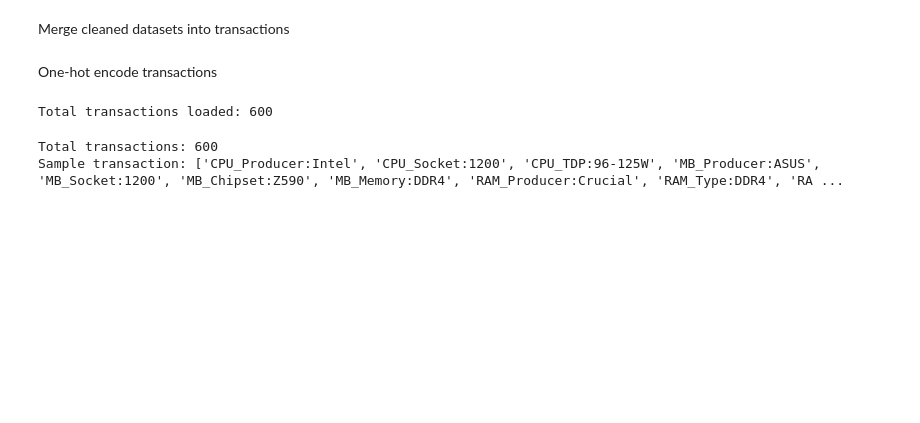
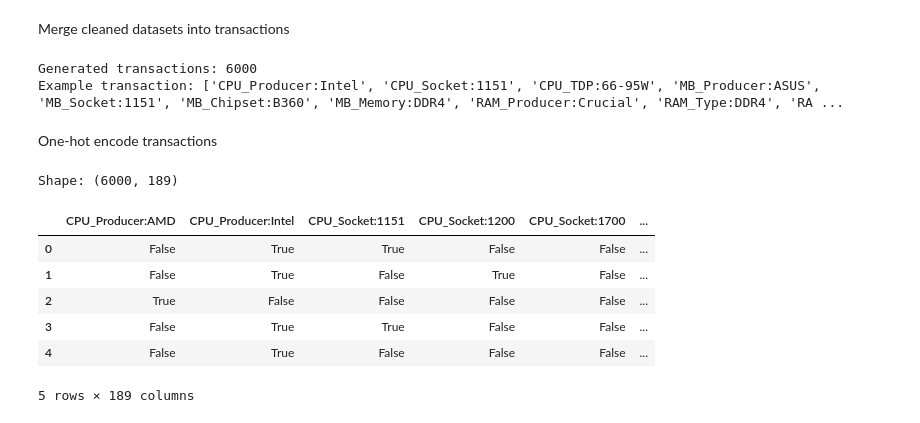
Before and after one commit to Aeonalyxx/CSC172-AssociationMining-Gumisad, a Jupyter notebook: data/Preprocessing.ipynb, the cells around one changed output. Drawn from its saved outputs; the diff is of its cells as text; code cells hidden in the pictures; blank space fills up the shorter version.

```diff
--- a/data/Preprocessing.ipynb
+++ b/data/Preprocessing.ipynb
@@ -3,9 +7,9 @@ import pandas as pd
 # %%
-cpu_df = pd.read_csv('raw_data/cpu.csv')
-motherboard_df = pd.read_csv('raw_data/motherboard.csv')
-ram_df = pd.read_csv('raw_data/ram.csv')
-gpu_df = pd.read_csv('raw_data/gpu.csv')
-psu_df = pd.read_csv('raw_data/psu.csv')
+cpu_df = pd.read_csv('raw/cpu.csv')
+motherboard_df = pd.read_csv('raw/mb.csv')
+ram_df = pd.read_csv('raw/ram.csv')
+gpu_df = pd.read_csv('raw/gpu.csv')
+psu_df = pd.read_csv('raw/psu.csv')
 # %% [markdown]
 FOR CPU
 # %%
@@ -163,7 +258,7 @@ psu_items = psu_df.reset_index(drop=True)
 import random
 
 transactions = []
-target_size = 600  # manageable number
+target_size = 6000
 
 cpu_df = cpu_df.reset_index(drop=True)
 motherboard_df = motherboard_df.reset_index(drop=True)
@@ -203,6 +298,9 @@ while len(transactions) < target_size:
 
 print("Generated transactions:", len(transactions))
 print("Example transaction:", transactions[0])
+# %% [output]
+Generated transactions: 6000
+Example transaction: ['CPU_Producer:Intel', 'CPU_Socket:1151', 'CPU_TDP:66-95W', 'MB_Producer:ASUS', 'MB_Socket:1151', 'MB_Chipset:B360', 'MB_Memory:DDR4', 'RAM_Producer:Crucial', 'RAM_Type:DDR4', 'RA ...
 # %%
 import csv
 
@@ -214,23 +312,26 @@ with open('processed_data.csv', 'w', newline='') as f:
 One-hot encode transactions
 # %%
 import pandas as pd
-import csv
-
-transactions = []
-with open('processed_data.csv', newline='') as f:
-    reader = csv.reader(f)
-    for row in reader:
-        transactions.append(row)
-
-print("Total transactions loaded:", len(transactions))
+from mlxtend.preprocessing import TransactionEncoder
-# %% [output]
-Total transactions loaded: 600
+# %%
+# Initialize encoder
+te = TransactionEncoder()
+
+# Fit and transform transactions
+te_array = te.fit(transactions).transform(transactions)
+
+# Convert to DataFrame
+onehot_df = pd.DataFrame(te_array, columns=te.columns_)
 # %%
-from mlxtend.preprocessing import TransactionEncoder
-
-te = TransactionEncoder()
-te_ary = te.fit(transactions).transform(transactions)
-df_encoded = pd.DataFrame(te_ary, columns=te.columns_)
-
-print("Encoded matrix shape:", df_encoded.shape)
+print("Shape:", onehot_df.shape)
+onehot_df.head()
+# %% [output]
+Shape: (6000, 189)
+|  | CPU_Producer:AMD | CPU_Producer:Intel | CPU_Socket:1151 | CPU_Socket:1200 | CPU_Socket:1700 | ... |
+| 0 | False | True | True | False | False | ... |
+| 1 | False | True | False | True | False | ... |
+| 2 | True | False | False | False | False | ... |
+| 3 | False | True | True | False | False | ... |
+| 4 | False | True | False | False | False | ... |
+5 rows × 189 columns
 # %%
@@ -259,15 +340,0 @@ print(f"Density: {density:.2f}%")
-# %%
-import pandas as pd
-
-# Load CSV
-transactions = []
-with open('processed_data.csv', 'r') as f:
-    for line in f:
-        # Split each row by comma to get individual items
-        transactions.append(line.strip().split(','))
-
-print("Total transactions:", len(transactions))
-print("Sample transaction:", transactions[0])
-# %% [output]
-Total transactions: 600
-Sample transaction: ['CPU_Producer:Intel', 'CPU_Socket:1200', 'CPU_TDP:96-125W', 'MB_Producer:ASUS', 'MB_Socket:1200', 'MB_Chipset:Z590', 'MB_Memory:DDR4', 'RAM_Producer:Crucial', 'RAM_Type:DDR4', 'RA ...
```
Also changed, not shown: parts of 25 cells of this notebook, 29 other files.
